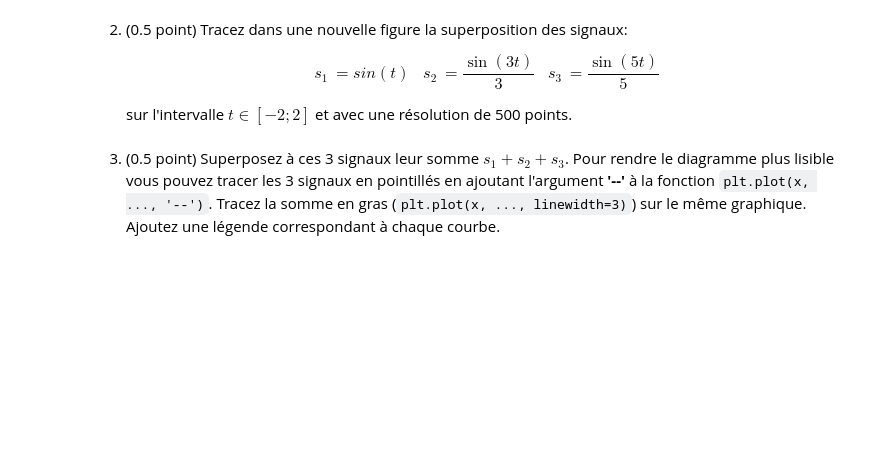
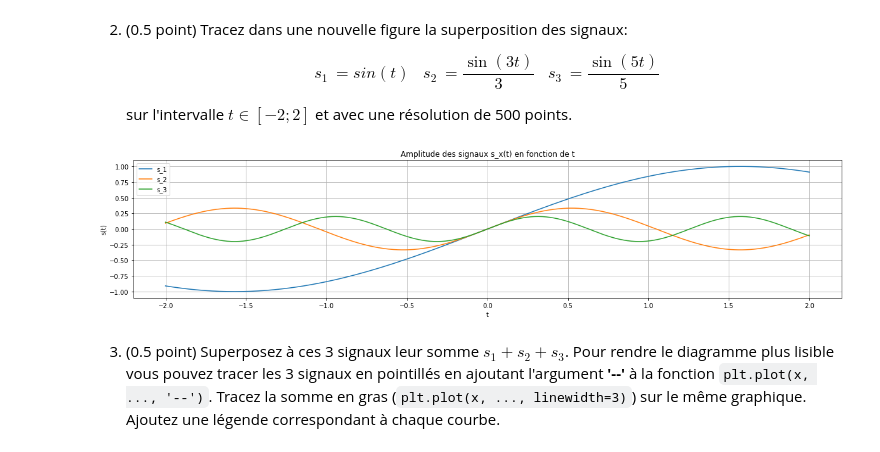
Before and after one commit to conorato/INF8725, a Jupyter notebook: tp1/lab1_fr.ipynb, the cells around one changed output. Drawn from its saved outputs; the diff is of its cells as text; code cells hidden in the pictures; blank space fills up the shorter version.

````diff
--- a/tp1/lab1_fr.ipynb
+++ b/tp1/lab1_fr.ipynb
@@ -46,2 +58,19 @@ sur l'intervalle $t \in [-2; 2]$ et avec une résolution de 500 points.
+# %%
+t = np.linspace(-2, 2, num=500)
+s_1 = np.sin(t)
+s_2 = np.sin(3 * t) / 3
+s_3 = np.sin(5 * t) / 5
+
+plt.plot(t, s_1, label='s_1')
+plt.plot(t, s_2, label='s_2')
+plt.plot(t, s_3, label='s_3')
+plt.grid()
+plt.title("Amplitude des signaux s_x(t) en fonction de t")
+plt.xlabel('t')
+plt.ylabel('s(t)')
+plt.legend()
+plt.show()
+# %% [output]
+[figure, added]
 # %% [markdown]
 3. (0.5 point) Superposez à ces 3 signaux leur somme $s_1 + s_2 + s_3$. Pour rendre le diagramme plus lisible vous pouvez tracer les 3 signaux en pointillés en ajoutant l'argument **'--'** à la fonction ```plt.plot(x, ..., '--')```. Tracez la somme en gras (```plt.plot(x, ..., linewidth=3)```) sur le même graphique. Ajoutez une légende correspondant à chaque courbe.
````
Also changed, not shown: parts of 14 cells of this notebook.
